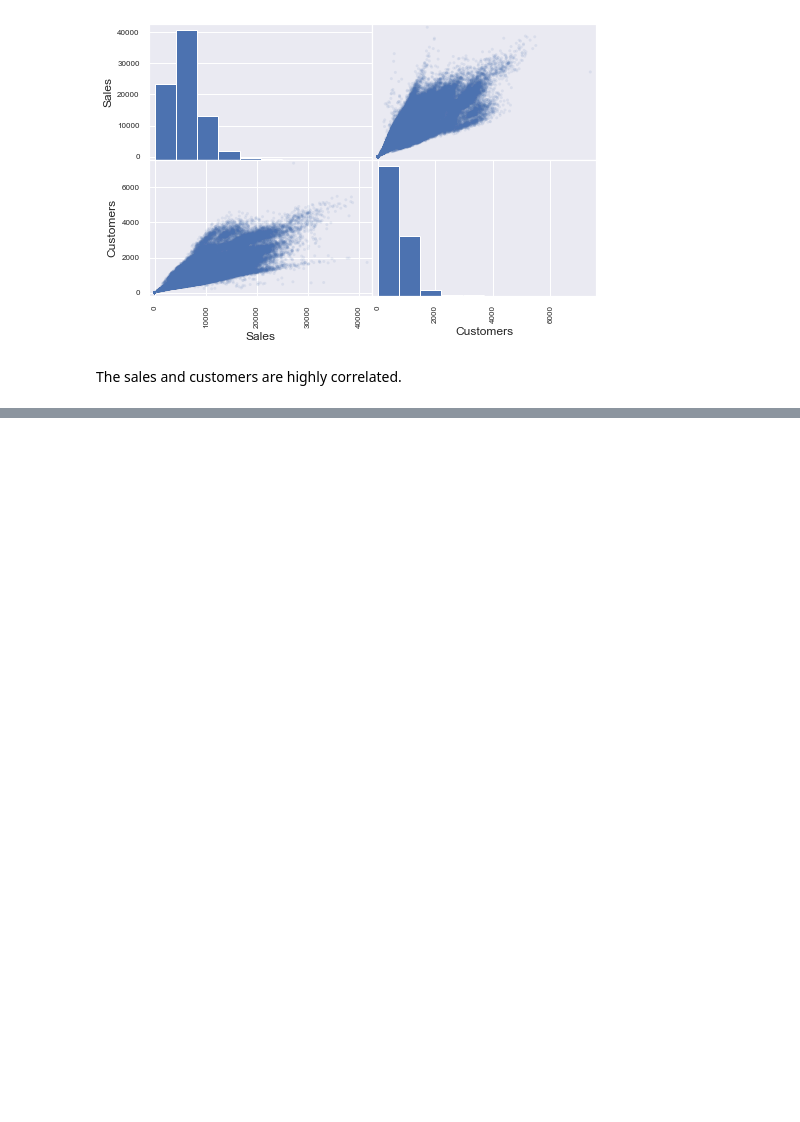
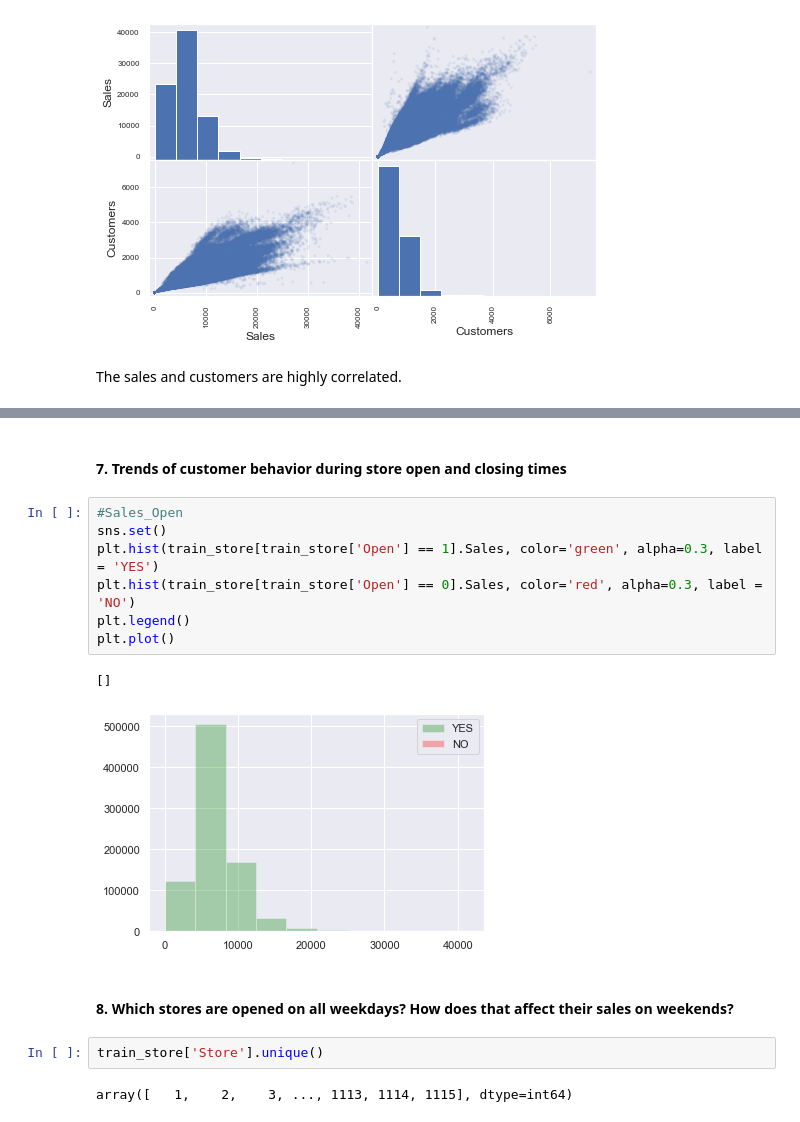
Before and after one commit to Tilda98/Pharmaceutical-Sales-Prediction, a Jupyter notebook: notebooks/EDA.ipynb, the cells around one changed output, grey strips where cells are left out. Drawn from its saved outputs; the diff is of its cells as text; blank space fills up the shorter version.

```diff
--- a/notebooks/EDA.ipynb
+++ b/notebooks/EDA.ipynb
@@ -396,0 +428,18 @@ The sales and customers are highly correlated.
+# %% [markdown]
+#### 7. Trends of customer behavior during store open and closing times
+# %%
+#Sales_Open
+sns.set()
+plt.hist(train_store[train_store['Open'] == 1].Sales, color='green', alpha=0.3, label = 'YES')
+plt.hist(train_store[train_store['Open'] == 0].Sales, color='red', alpha=0.3, label = 'NO')
+plt.legend()
+plt.plot()
+# %% [output]
+[]
+[figure, added]
+# %% [markdown]
+#### 8. Which stores are opened on all weekdays? How does that affect their sales on weekends?
+# %%
+train_store['Store'].unique()
+# %% [output]
+array([   1,    2,    3, ..., 1113, 1114, 1115], dtype=int64)
```
Also changed, not shown: parts of 19 cells of this notebook.
